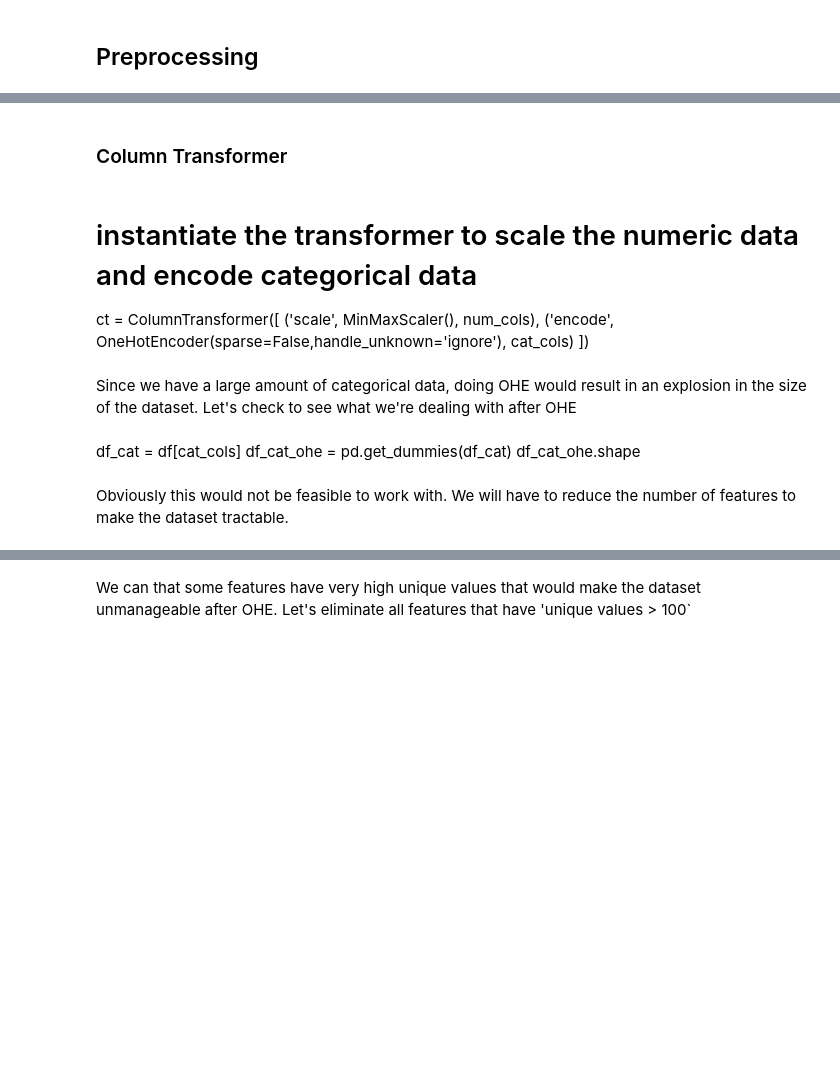
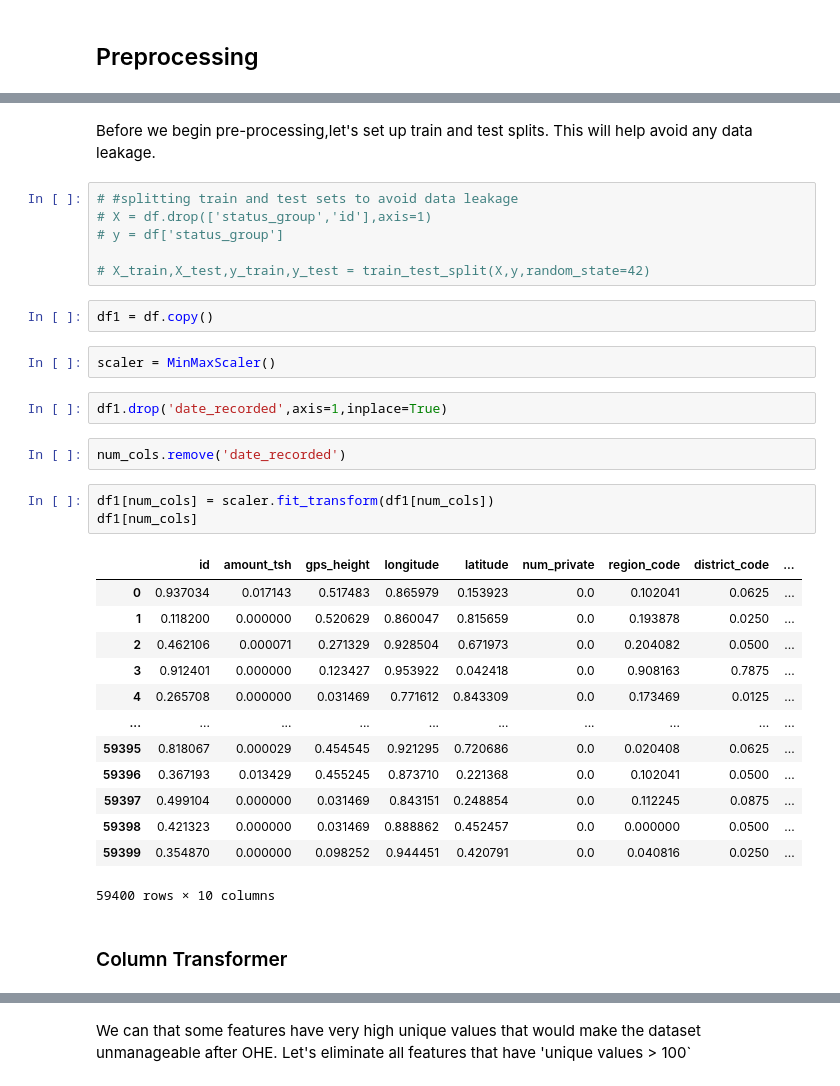
Before and after one commit to rahulakrish/water_pump_classifier, a Jupyter notebook: notebook.ipynb, the cells around one changed output, grey strips where cells are left out. Cells and saved outputs as stored; diff of their text form; blank space fills up the shorter version.

```diff
--- a/notebook.ipynb
+++ b/notebook.ipynb
@@ -411,17 +435,35 @@ cat_cols = [col for col in X_train.columns if X_train[col].dtypes=='O']
+# %% [markdown]
+Before we begin pre-processing,let's set up train and test splits. This will help avoid any data leakage.
+# %%
+# #splitting train and test sets to avoid data leakage
+# X = df.drop(['status_group','id'],axis=1)
+# y = df['status_group']
+
+# X_train,X_test,y_train,y_test = train_test_split(X,y,random_state=42)
+# %%
+df1 = df.copy()
+# %%
+scaler = MinMaxScaler()
+# %%
+df1.drop('date_recorded',axis=1,inplace=True)
+# %%
+num_cols.remove('date_recorded')
+# %%
+df1[num_cols] = scaler.fit_transform(df1[num_cols])
+df1[num_cols]
+# %% [output]
+|  | id | amount_tsh | gps_height | longitude | latitude | num_private | region_code | district_code | ... |
+| 0 | 0.937034 | 0.017143 | 0.517483 | 0.865979 | 0.153923 | 0.0 | 0.102041 | 0.0625 | ... |
+| 1 | 0.118200 | 0.000000 | 0.520629 | 0.860047 | 0.815659 | 0.0 | 0.193878 | 0.0250 | ... |
+| 2 | 0.462106 | 0.000071 | 0.271329 | 0.928504 | 0.671973 | 0.0 | 0.204082 | 0.0500 | ... |
+| 3 | 0.912401 | 0.000000 | 0.123427 | 0.953922 | 0.042418 | 0.0 | 0.908163 | 0.7875 | ... |
+| 4 | 0.265708 | 0.000000 | 0.031469 | 0.771612 | 0.843309 | 0.0 | 0.173469 | 0.0125 | ... |
+| ... | ... | ... | ... | ... | ... | ... | ... | ... | ... |
+| 59395 | 0.818067 | 0.000029 | 0.454545 | 0.921295 | 0.720686 | 0.0 | 0.020408 | 0.0625 | ... |
+| 59396 | 0.367193 | 0.013429 | 0.455245 | 0.873710 | 0.221368 | 0.0 | 0.102041 | 0.0500 | ... |
+| 59397 | 0.499104 | 0.000000 | 0.031469 | 0.843151 | 0.248854 | 0.0 | 0.112245 | 0.0875 | ... |
+| 59398 | 0.421323 | 0.000000 | 0.031469 | 0.888862 | 0.452457 | 0.0 | 0.000000 | 0.0500 | ... |
+| 59399 | 0.354870 | 0.000000 | 0.098252 | 0.944451 | 0.420791 | 0.0 | 0.040816 | 0.0250 | ... |
+59400 rows × 10 columns
 # %% [markdown]
 ### Column Transformer
-# %% [markdown]
-# instantiate the transformer to scale the numeric data and encode categorical data
-ct = ColumnTransformer([
-    ('scale', MinMaxScaler(), num_cols),
-    ('encode', OneHotEncoder(sparse=False,handle_unknown='ignore'), cat_cols)
-])
-# %% [markdown]
-Since we have a large amount of categorical data, doing OHE would result in an explosion in the size of the
-dataset. Let's check to see what we're dealing with after OHE
-# %% [markdown]
-df_cat = df[cat_cols]
-df_cat_ohe = pd.get_dummies(df_cat)
-df_cat_ohe.shape
-# %% [markdown]
-Obviously this would not be feasible to work with. We will have to reduce the number of features to make the dataset tractable.
```
Also changed, not shown: parts of 22 cells of this notebook.
